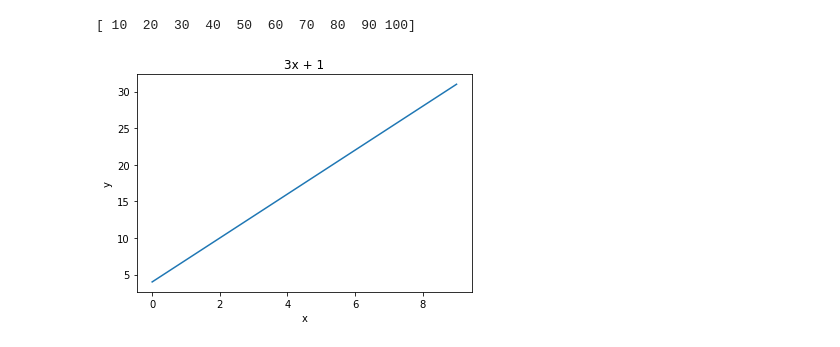
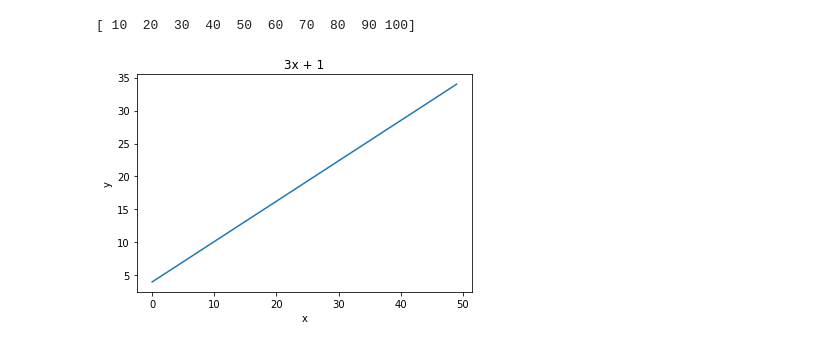
Before and after one commit to gustavgotborg/gustav_gotborg_te19c, a Jupyter notebook: numpy.ipynb, the cells around one changed output. Saved outputs shown, nothing was run; the diff lists cells and outputs as text; code cells hidden in the pictures.

Commit message:
numpy

```diff
--- a/numpy.ipynb
+++ b/numpy.ipynb
@@ -31,18 +31,18 @@ print(siffror*10)
 # %%
 #3
 import numpy
 import matplotlib.pyplot as plt
-x = numpy.arange(1,11)
+x = numpy.linspace(1,11)
 
 def f(k, x, m):
     y = k*x + m
     return y
 
 
 plt.plot(f(3,x,1))
 plt.title("3x + 1")
 plt.xlabel("x")
 plt.ylabel("y")
 plt.show()
 # %% [output]
-[figure, old version]
+[figure, new version]
```
Also changed, not shown: parts of 1 cell of this notebook.
